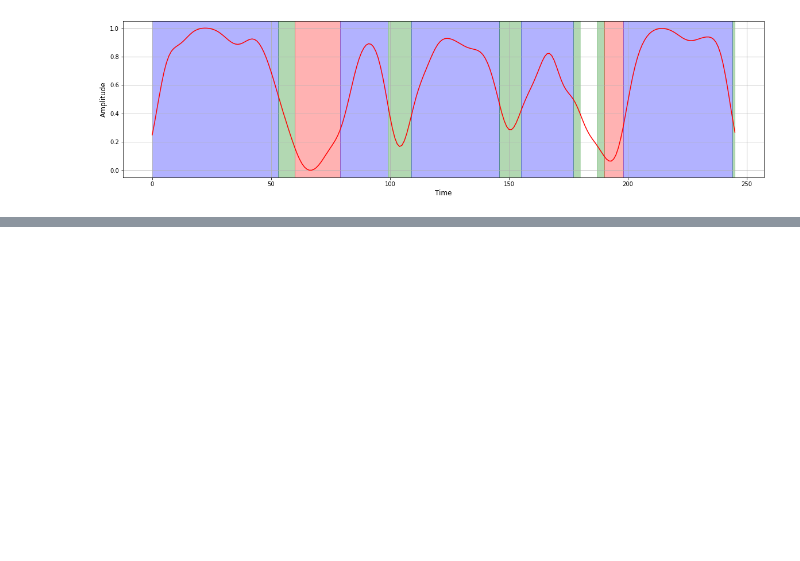
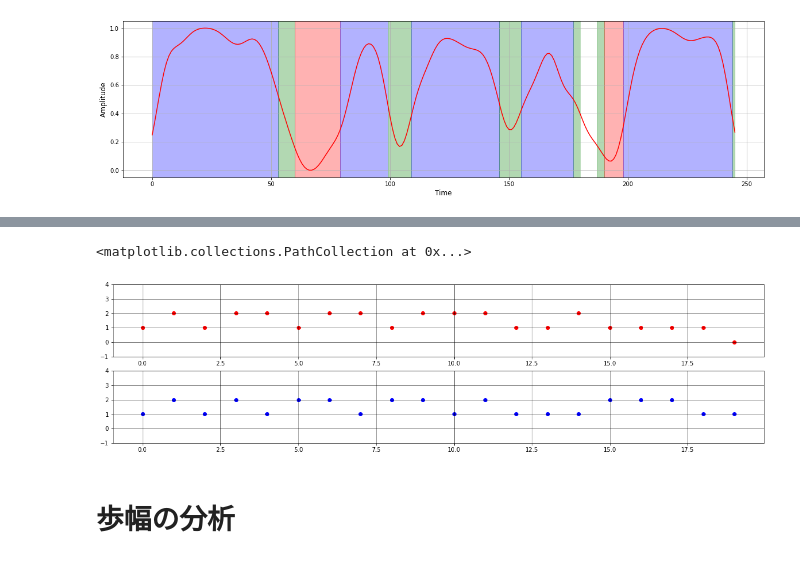
Before and after one commit to takoyan/weather, a Jupyter notebook: src/colorfulpdr/CountStep.ipynb, the cells around one changed output, grey strips where cells are left out. Saved outputs shown, nothing was run; the diff lists cells and outputs as text; code cells hidden in the pictures; blank space fills up the shorter version.

```diff
--- a/src/colorfulpdr/CountStep.ipynb
+++ b/src/colorfulpdr/CountStep.ipynb
@@ -854,0 +1054,16 @@ plt.show()
+# %%
+fig = plt.figure(figsize=(20, 5))
+ax1=fig.add_subplot(2, 1, 1, ylim=(-1,4))
+ax2=fig.add_subplot(2, 1, 2, ylim=(-1,4))
+ax1.grid(axis='x', color='black', lw=0.5)
+ax1.grid(axis='y', color='black', lw=0.5)
+ax2.grid(axis='x', color='black', lw=0.5)
+ax2.grid(axis='y', color='black', lw=0.5)
+
+ax1.scatter(list(range(len(steps[35:55]))), steps_ans.values[35:55], color='red')
+ax2.scatter(list(range(len(steps[35:55]))), steps[35:55], color='blue')
+# %% [output]
+<matplotlib.collections.PathCollection at 0x...>
+[figure, added]
+# %% [markdown]
+# 歩幅の分析
```
Also changed, not shown: parts of 35 cells of this notebook, 7 other files.
